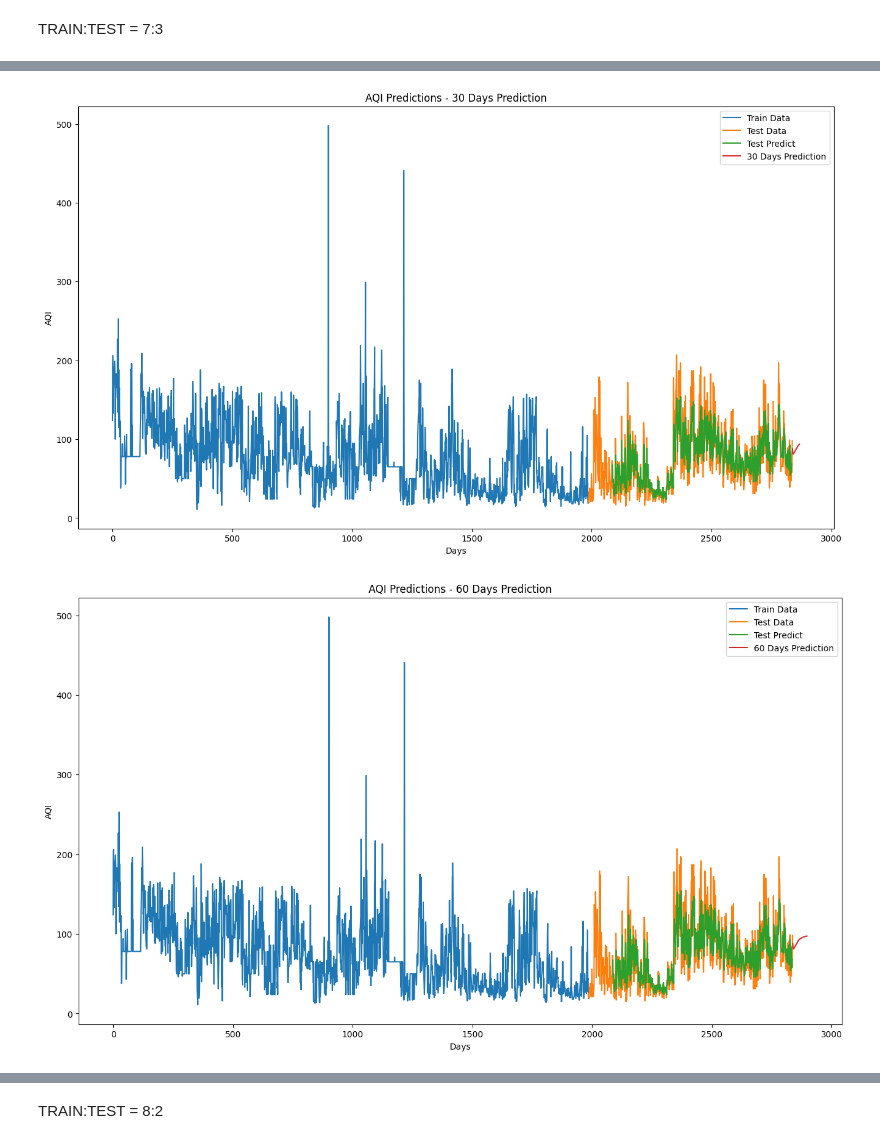
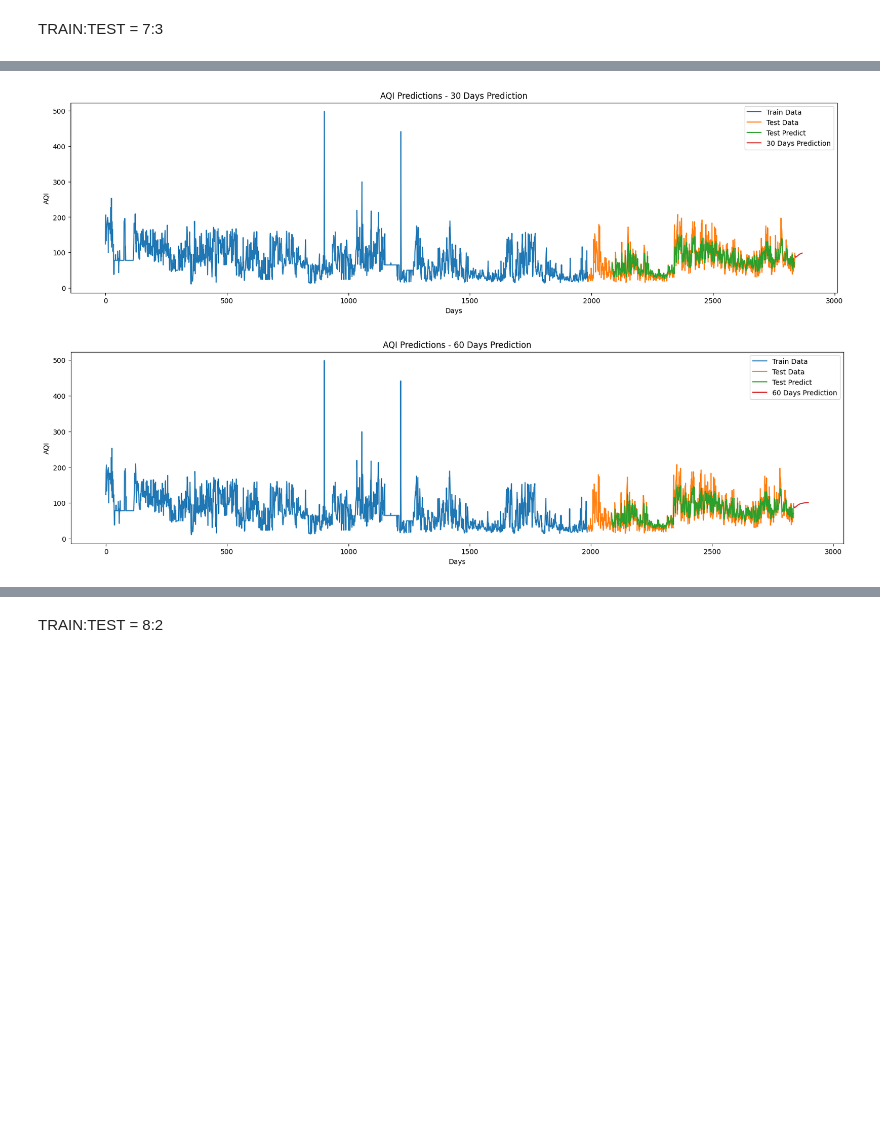
Before and after one commit to ThiThanhCong/AQI-Prediction-for-Vietnamese-Provinces-DL-and-ML, a Jupyter notebook: Models/LSTM/Team20_LSTM_HN.ipynb, the cells around one changed output, grey strips where cells are left out. Saved outputs shown, nothing was run; the diff lists cells and outputs as text; code cells hidden in the pictures; blank space fills up the shorter version.

Commit message:
update images of LSTM

```diff
--- a/Models/LSTM/Team20_LSTM_HN.ipynb
+++ b/Models/LSTM/Team20_LSTM_HN.ipynb
@@ -127,33 +127,33 @@ future_30_days = predict_future(model, df1, time_step, 30)
 future_60_days = predict_future(model, df1, time_step, 60)
 future_90_days = predict_future(model, df1, time_step, 90)
 
 # 15. Hàm trực quan dữ liệu
 def create_plot(future_days, future_data, future_label):
-    plt.figure(figsize=(16, 9))
+    plt.figure(figsize=(20, 5))
 
     # Plot train data
     plt.plot(scaler.inverse_transform(train_data), label='Train Data')
 
     # Plot test data
     plt.plot(np.arange(len(train_data), len(train_data) + len(test_data)), scaler.inverse_transform(test_data), label='Test Data')
 
     # Plot test predictions
     plt.plot(np.arange(len(train_data) + time_step, len(train_data) + time_step + len(test_predict)), test_predict, label='Test Predict')
 
     # Plot future predictions
     plt.plot(np.arange(len(df1), len(df1) + future_days), future_data, label=future_label)
 
     # Add labels and legend
     plt.xlabel('Days')
     plt.ylabel('AQI')
     plt.title(f'AQI Predictions - {future_label}')
     plt.legend()
     plt.show()
 
 # 16. Create plots
 create_plot(30, future_30_days, '30 Days Prediction')
 create_plot(60, future_60_days, '60 Days Prediction')
 create_plot(90, future_90_days, '90 Days Prediction')
 # %% [output]
-[figure, old version]
+[figure, new version]
-[figure, old version]
+[figure, new version]
```
Also changed, not shown: parts of 13 cells of this notebook, 6 other files.
